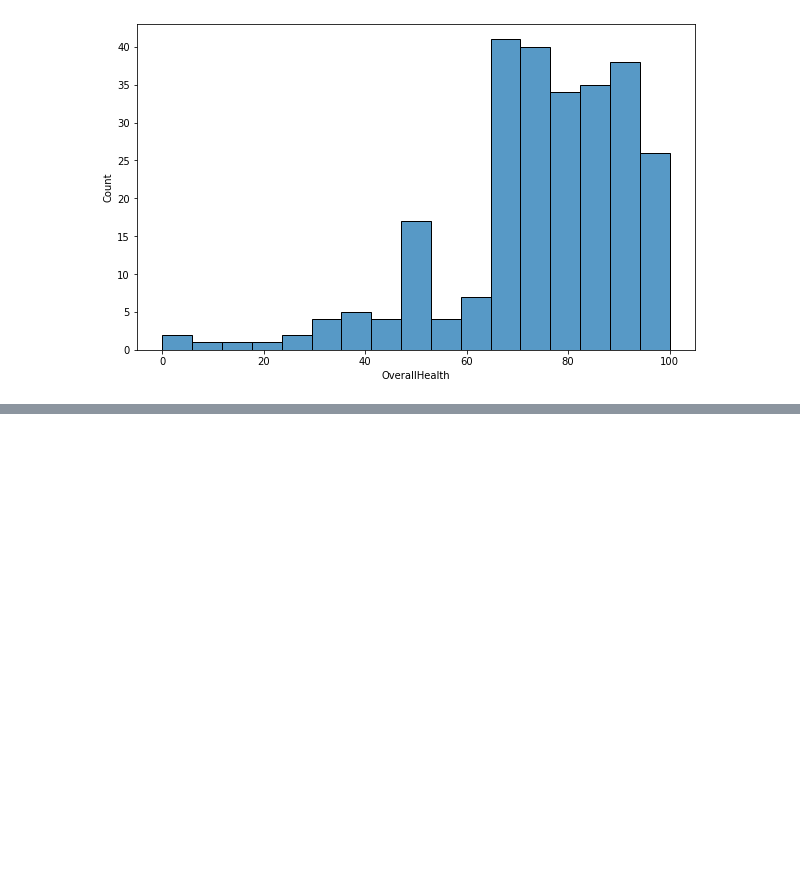
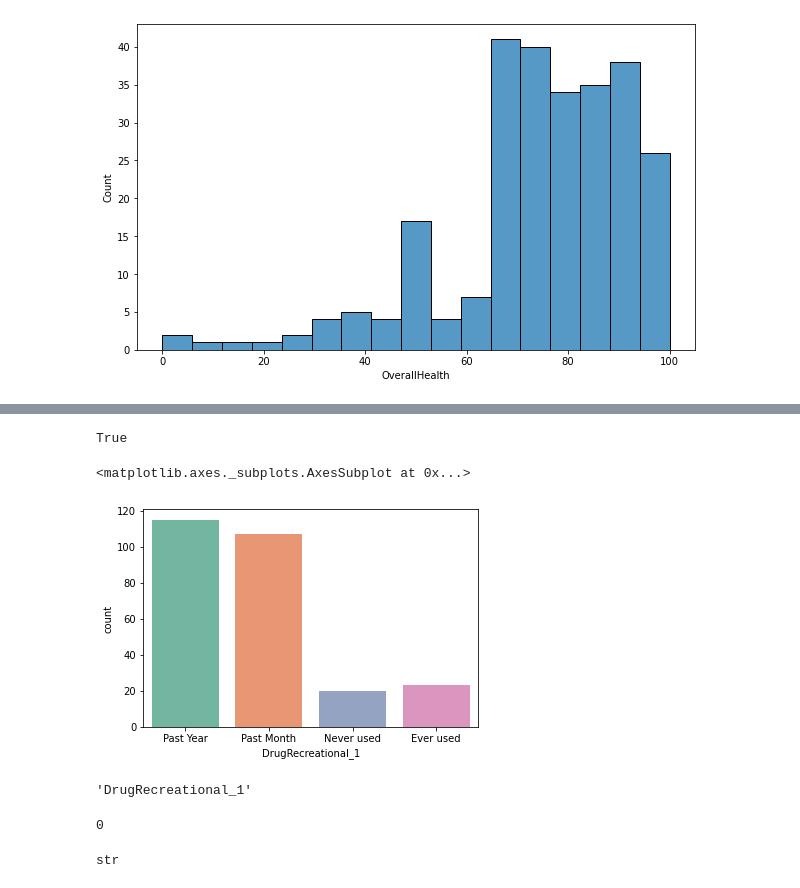
Before and after one commit to dan1dr/microdosing, a Jupyter notebook: notebooks/2.EDA.ipynb, the cells around one changed output, grey strips where cells are left out. Saved outputs shown, nothing was run; the diff lists cells and outputs as text; code cells hidden in the pictures; blank space fills up the shorter version.

```diff
--- a/notebooks/2.EDA.ipynb
+++ b/notebooks/2.EDA.ipynb
@@ -690,0 +735,45 @@ ValueError: The truth value of a Series is ambiguous. Use a.empty, a.bool(), a.i
+# %%
+data.iloc[:,95].name == 'DrugRecreational_1'
+# %% [output]
+True
+# %%
+dict = {1.0: 'Past Month', 2.0: 'Past Year', 3.0: 'Ever Used',
+        4.0: 'Never Used', 5.0: 'Prefer not to answer'}
+counter = 0
+for i in range(1,14):
+    index = data.columns.get_indexer(['DrugRecreational_1'])[0]
+    data.replace({(data.iloc[:, index + counter]).name: dict, }, inplace=True)
+    counter += 1
+# %%
+sns.countplot(data=data, x=data['DrugRecreational_1'], palette='Set2')
+# %% [output]
+<matplotlib.axes._subplots.AxesSubplot at 0x...>
+[figure, added]
+# %%
+index = data.columns.get_indexer(['DrugRecreational_1'])[0]
+data.iloc[:,index].name
+# %% [output]
+'DrugRecreational_1'
+# %%
+2 % 2
+# %% [output]
+0
+# %%
+dict = {'DrugRecreational_1': 'Classic Hallucinogens (full dose)',
+        'DrugRecreational_2': 'Research chemical Hallucinogens (full dose)',
+        'DrugRecreational_3': 'MDxx',
+        'DrugRecreational_4': 'Cannabis',
+        'DrugRecreational_5': 'Alcohol',
+        'DrugRecreational_6': 'Stimulants',
+        'DrugRecreational_7': 'Opiates',
+        'DrugRecreational_8': 'Dissociatives',
+        'DrugRecreational_9': 'Sedatives',
+        'DrugRecreational_10': 'Inhalants',
+        'DrugRecreational_11': 'Caffeine',
+        'DrugRecreational_12': 'Nootropics',
+        'DrugRecreational_13': 'Prescription drugs',
+       }
+
+type(dict.get('DrugRecreational_1'))
+# %% [output]
+str
```
Also changed, not shown: parts of 49 cells of this notebook.
